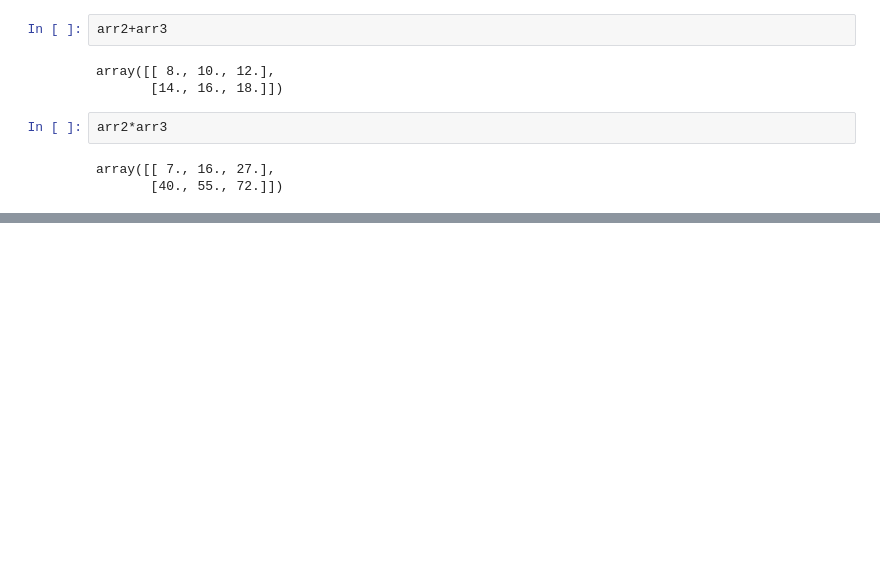
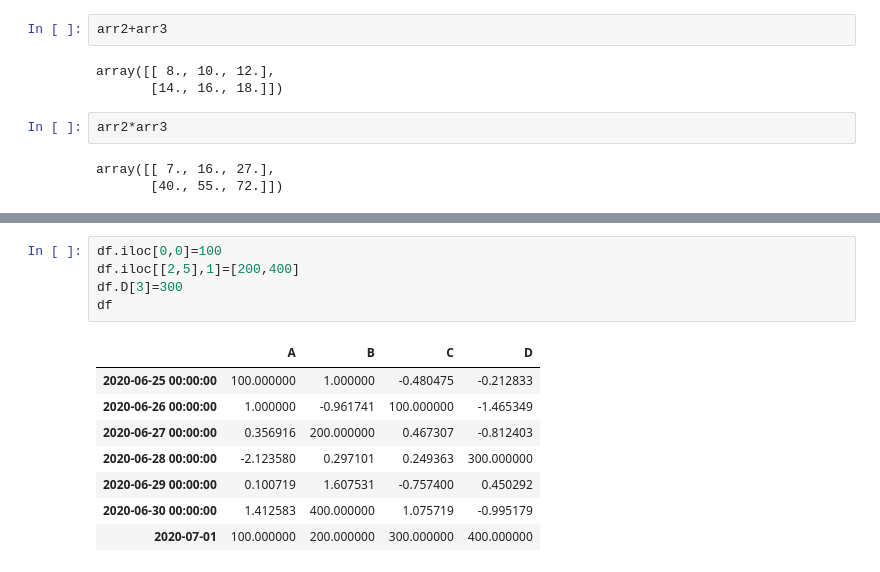
Before and after one commit to name234532/colab-test, a Jupyter notebook: colab_test.ipynb, the cells around one changed output, grey strips where cells are left out. Cells and saved outputs as stored; diff of their text form; blank space fills up the shorter version.

```diff
--- a/colab_test.ipynb
+++ b/colab_test.ipynb
@@ -192,0 +344,14 @@ array([[ 7., 16., 27.],
+# %%
+df.iloc[0,0]=100
+df.iloc[[2,5],1]=[200,400]
+df.D[3]=300
+df
+# %% [output]
+|  | A | B | C | D |
+| 2020-06-25 00:00:00 | 100.000000 | 1.000000 | -0.480475 | -0.212833 |
+| 2020-06-26 00:00:00 | 1.000000 | -0.961741 | 100.000000 | -1.465349 |
+| 2020-06-27 00:00:00 | 0.356916 | 200.000000 | 0.467307 | -0.812403 |
+| 2020-06-28 00:00:00 | -2.123580 | 0.297101 | 0.249363 | 300.000000 |
+| 2020-06-29 00:00:00 | 0.100719 | 1.607531 | -0.757400 | 0.450292 |
+| 2020-06-30 00:00:00 | 1.412583 | 400.000000 | 1.075719 | -0.995179 |
+| 2020-07-01 | 100.000000 | 200.000000 | 300.000000 | 400.000000 |
```
Also changed, not shown: parts of 20 cells of this notebook.
